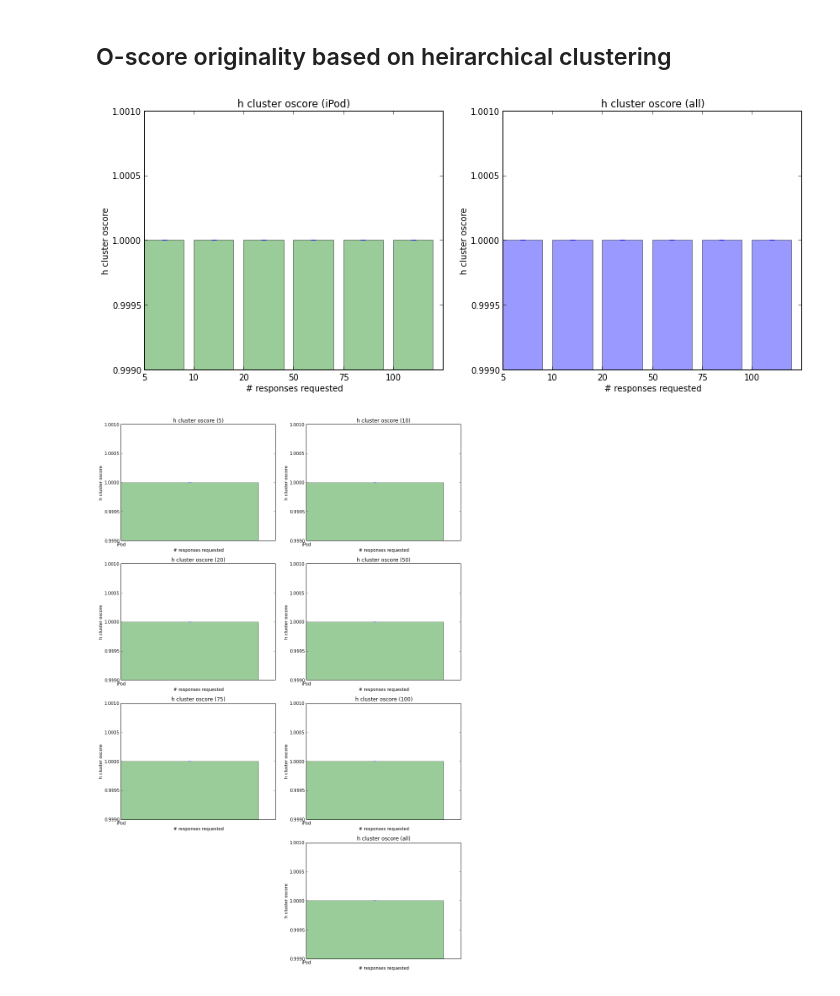
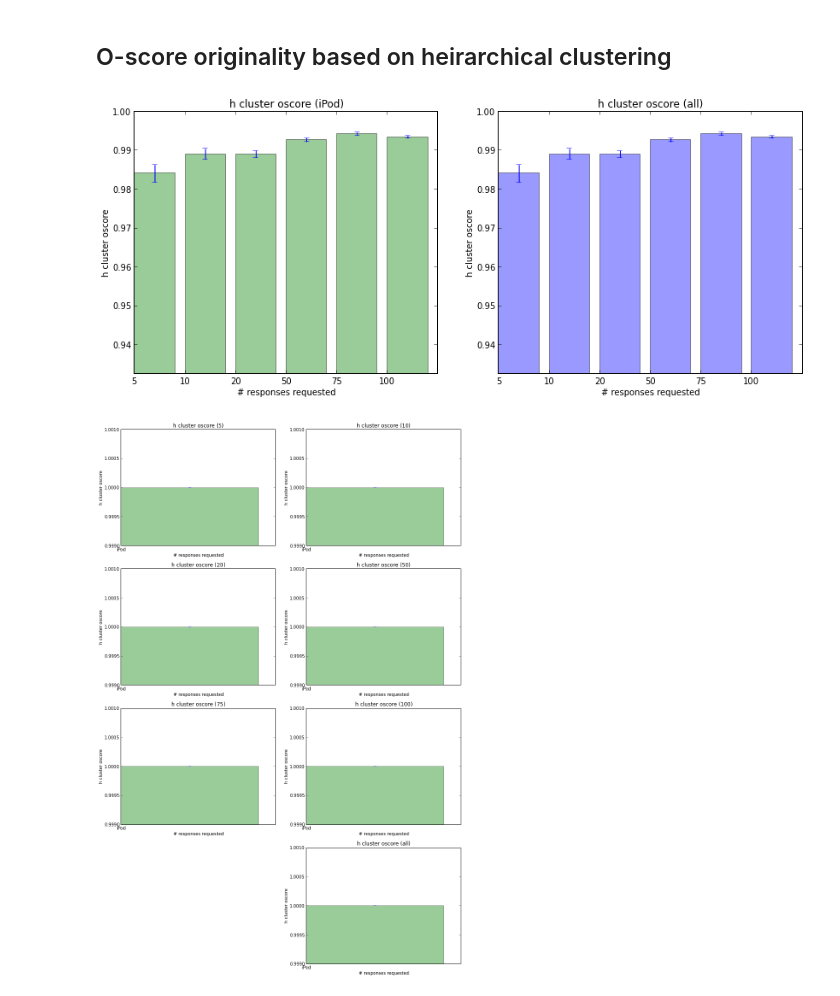
Before and after one commit to filkry/crowbrain, a Jupyter notebook: exps/post_pilot16_stats.ipynb, the cells around one changed output. Cells and saved outputs as stored; diff of their text form; code cells hidden in the pictures.

```diff
--- a/exps/post_pilot16_stats.ipynb
+++ b/exps/post_pilot16_stats.ipynb
@@ -425,4 +461,0 @@ The number of ideas at or under the node of this idea's cluster
-# %%
-s = pd.Series([hcm_idea_counts[qcs[i]][h_clusters[i]] for i in h_clustered.index],
-              index=qcs.index)
-df['num_ideas_below'] = s
@@ -433,5 +461,0 @@ A simple originality score equal to the number of ideas under a cluster normaliz
-# %%
-temp = df[~(df['num_ideas_below'].isnull())]
-s = 1 - temp['num_ideas_below'] / max(temp['num_ideas_below'])
-
-df['simple_originality_score'] = s
@@ -498,7 +475,7 @@ def compute_mixing():
                 continue
             for jj, j in reversed(list(enumerate(run.index[0:ii]))):
                 j_clus = run['h_cluster'][j]
-                hcm_nc = hcm_node_children[qc][j_clus]
+                hcm_nc = cluster_forests[qc].node[j_clus]['remix_of']
                 if run['h_cluster'][i] in hcm_nc:
                     dist[i] = ii - jj
                     if om[j] == 0:
@@ -784,18 +761,17 @@ for qc in question_codes:
     if len(sub_df) == 0:
         continue
 
-    hcm = h_cluster_map[qc]
-    hcl = h_cluster_label[qc]
+    cf = cluster_forests[qc]
 
     roots = []
-    for n in hcm:
-        if len(hcm.predecessors(n)) == 0:
+    for n in cf:
+        if len(cf.predecessors(n)) == 0:
             roots.append(n)
 
     # TODO: this function should be preprocessed, but our tree traversal and selection is fast
     def num_below(n):
         num = len(sub_df[(sub_df['h_cluster'] == n)])
-        for succ in hcm.successors(n):
+        for succ in cf.successors(n):
             num += num_below(succ)
         return num
 
@@ -808,13 +784,13 @@ for qc in question_codes:
             fixed = dumb_strip(a)
             children.append(fixed)
 
-        for succ in hcm.successors(n):
+        for succ in cf.successors(n):
             recur = tree_string(succ)
             if not recur is None:
                 children.append(tree_string(succ))
 
         if len(children) > 0:
-            label = hcl[n] if n in hcl else ""
+            cf.node[n]["label"]
             nb = num_below(n)
             pb = "%f" % (float(nb)/ len(sub_df) * 100)
             return "(" + ','.join(children) + ")" + label + " --count-" + str(nb) + " --percent-" + pb
@@ -1505,10 +1462,10 @@ bar_mean_err_cross_qc(h_cluster_valid_df, 'simple_originality_score',
 # %% [markdown]
 ## O-score originality based on heirarchical clustering
 # %%
-bar_mean_err_cross_qc(h_cluster_valid_df, 'h_cluster_o_score',
+bar_mean_err_cross_qc(h_cluster_valid_df, 'o_score',
                       'h cluster oscore', 'h cluster oscore')
 # %% [output]
-[figure, old version]
+[figure, new version]
 # %%
 bar_mean_err_cross_nr(h_cluster_valid_df, 'h_cluster_o_score',
                       'h cluster oscore', 'h cluster oscore')
```
Also changed, not shown: parts of 42 cells of this notebook, 1 other file.
